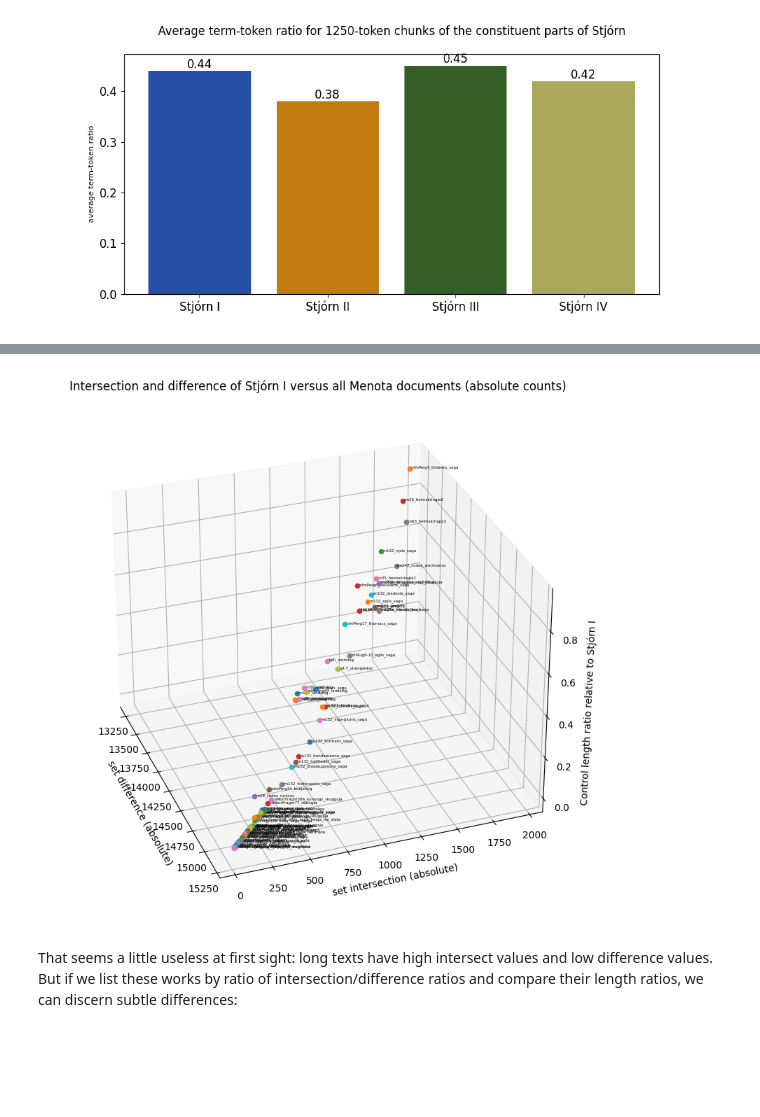
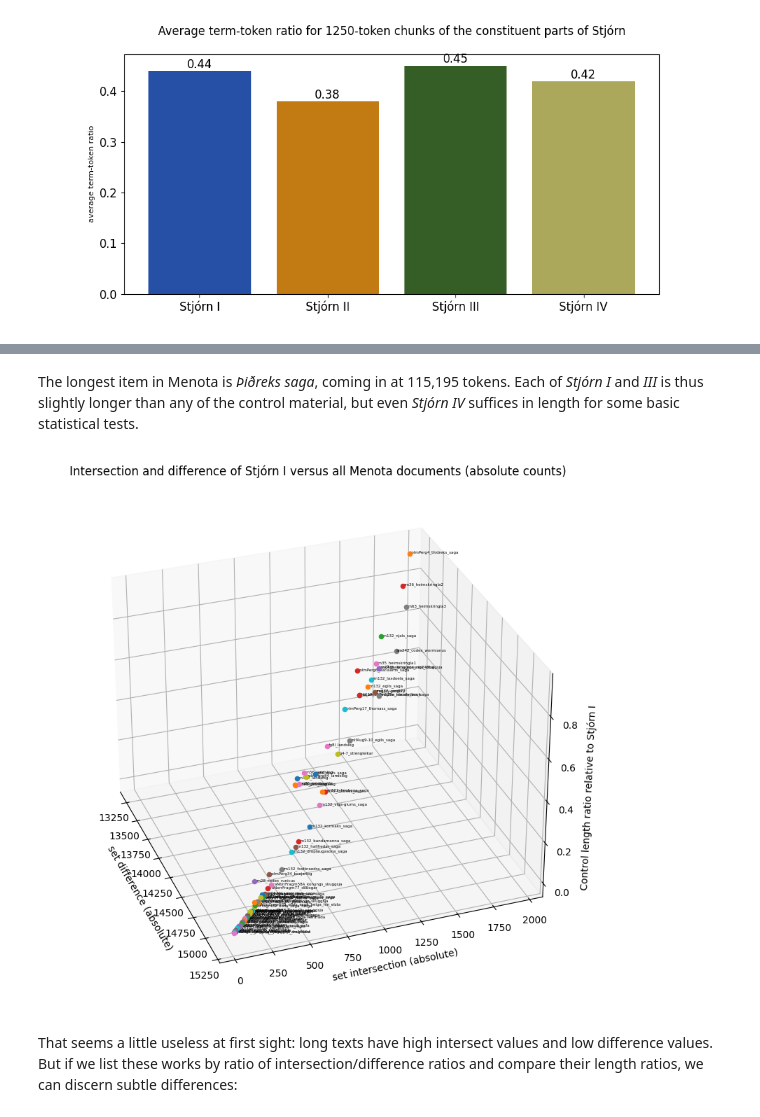
Before and after one commit to langeslag/on-corpus-tools, a Jupyter notebook: stjorn/stylometry.ipynb, the cells around one changed output, grey strips where cells are left out. Drawn from its saved outputs; the diff is of its cells as text; code cells hidden in the pictures; blank space fills up the shorter version.

```diff
--- a/stjorn/stylometry.ipynb
+++ b/stjorn/stylometry.ipynb
@@ -224,34 +249,42 @@ For our next exercise, we'll measure the number of terms _Stjórn_ has in common
+# %% [markdown]
+The longest item in Menota is _Þiðreks saga_, coming in at 115,195 tokens. Each of _Stjórn I_ and _III_ is thus slightly longer than any of the control material, but even _Stjórn IV_ suffices in length for some basic statistical tests.
 # %%
-stj1_tokens = tokens[work_indices['stjorn1']:work_indices['stjorn2']]
-stj2_tokens = tokens[work_indices['stjorn2']:work_indices['stjorn3a']]
-stj3_tokens = tokens[work_indices['stjorn3a']:work_indices['stjorn4']] + tokens[work_indices['stjorn3b']:]
-stj4_tokens = tokens[work_indices['stjorn4']:work_indices['stjorn3b']]
-
 menota = dict()
 for text in glob.glob('../menota/dipl/*txt'):
     ref = os.path.basename(text).replace('.txt', '')
     with open(text) as doc:
         menota[ref] = doc.read().replace('\n', '').split()
 
-fig = plt.figure(figsize=(8,8))
-ax = fig.add_subplot(projection='3d')
-x = [len(set(stj1_tokens).difference(set(v))) for v in menota.values()]
-y = [len(set(stj1_tokens).intersection(set(v))) for v in menota.values()]
-z = [(len(v) / len(stj1_tokens)) for v in menota.values()]
-types = menota.keys()
-ax.set_title('Intersection and difference of Stjórn I versus all Menota documents (absolute counts)', fontsize='12')
-ax.set_xlabel('set difference (absolute)')
-ax.set_ylabel('set intersection (absolute)')
-ax.set_zlabel('Control length ratio relative to Stjórn I')
-ax.view_init(elev=30, azim=340)
-plt.tight_layout()
-for i, txt in enumerate(types):
-    ax.scatter(x[i],y[i],z[i])
-    ax.text(x[i],y[i],z[i], txt, fontsize=4)
+    titles = dict()
+    titles['stj1'] = 'Stjórn I'
+    titles['stj2'] = 'Stjórn II'
+    titles['stj3'] = 'Stjórn III'
+    titles['stj4'] = 'Stjórn IV'
 
-plt.show()
+def plot_intersection(subject):
+    fig = plt.figure(figsize=(8,8))
+    ax = fig.add_subplot(projection='3d')
+    x = [len(set(stjorn_tokens[subject]).difference(set(v))) for v in menota.values()]
+    y = [len(set(stjorn_tokens[subject]).intersection(set(v))) for v in menota.values()]
+    z = [(len(v) / len(stjorn_tokens[subject])) for v in menota.values()]
+    types = menota.keys()
+    _title = 'Intersection and difference of ' + titles[subject] + ' versus all Menota documents (absolute counts)'
+    _zlabel = 'Control length ratio relative to ' + titles[subject]
+    ax.set_title(_title, fontsize='12')
+    ax.set_xlabel('set difference (absolute)')
+    ax.set_ylabel('set intersection (absolute)')
+    ax.set_zlabel(_zlabel)
+    ax.view_init(elev=30, azim=340)
+    plt.tight_layout()
+    for i, txt in enumerate(types):
+        ax.scatter(x[i],y[i],z[i])
+        ax.text(x[i],y[i],z[i], txt, fontsize=4)
+
+    plt.show()
-# %% [output]
-[figure, removed]
+# %%
+plot_intersection('stj1')
+# %% [output]
+[figure, added]
 # %% [markdown]
 That seems a little useless at first sight: long texts have high intersect values and low difference values. But if we list these works by ratio of intersection/difference ratios and compare their length ratios, we can discern subtle differences:
 # %%
```
Also changed, not shown: parts of 31 cells of this notebook, 1 other file.
